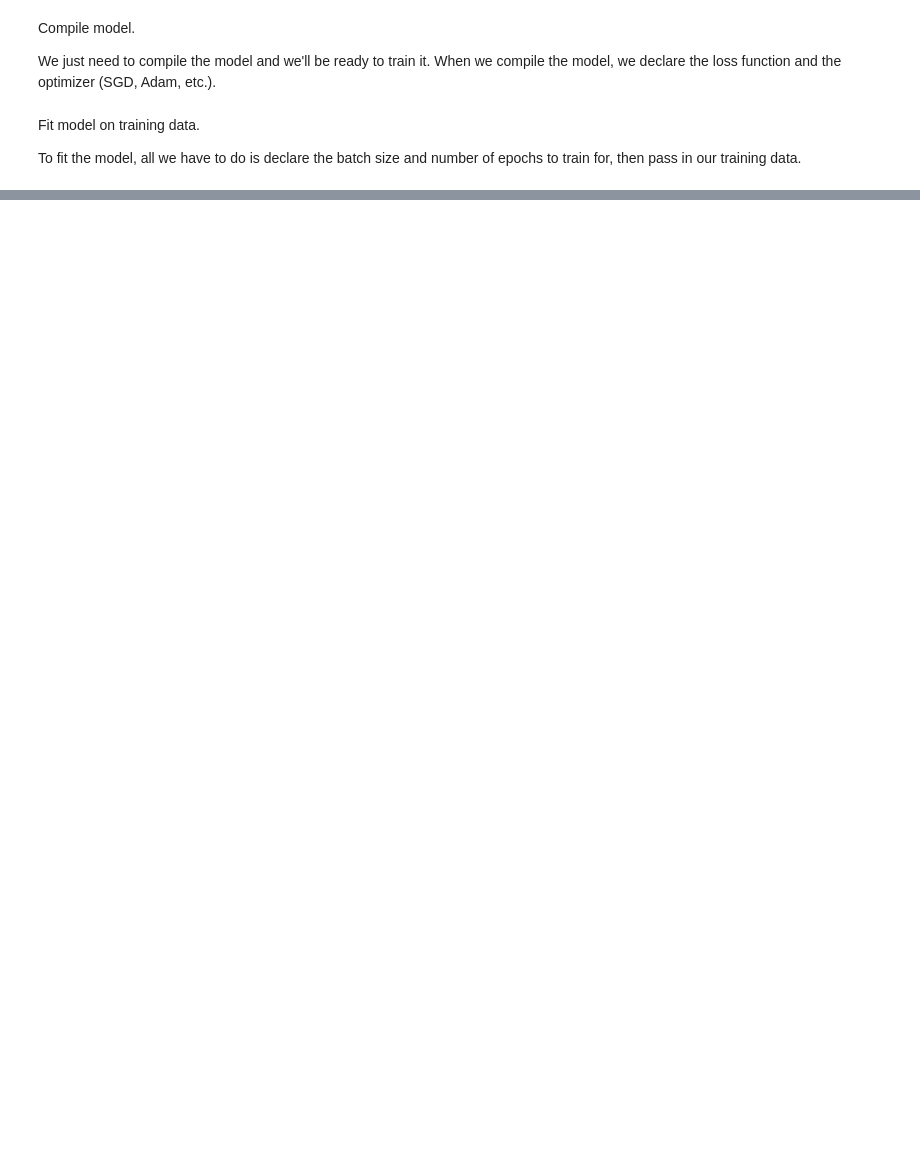
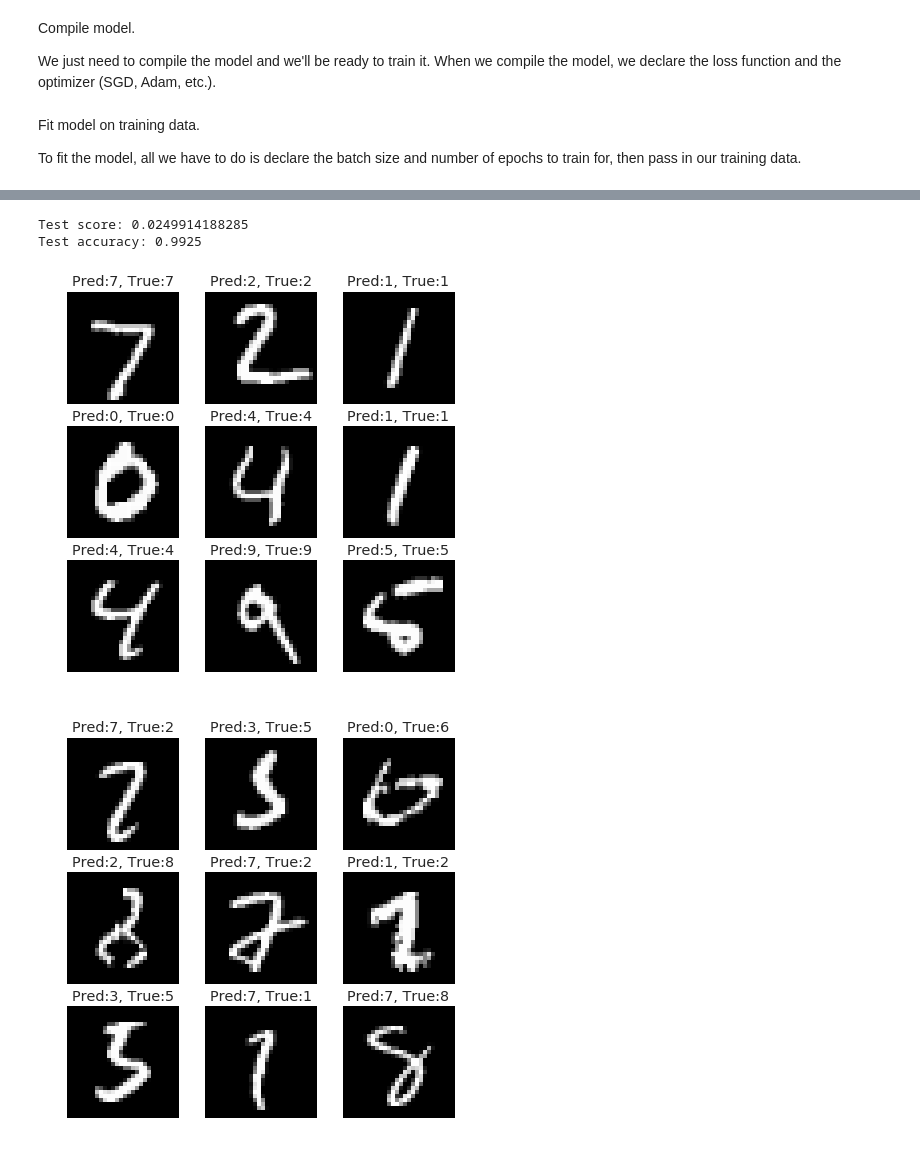
Before and after one commit to guyernest/TensorFlowTutorials, a Jupyter notebook: Keras MNIST.ipynb, the cells around one changed output, grey strips where cells are left out. Drawn from its saved outputs; the diff is of its cells as text; code cells hidden in the pictures; blank space fills up the shorter version.

```diff
--- a/Keras MNIST.ipynb
+++ b/Keras MNIST.ipynb
@@ -235,8 +250,8 @@ Y_test = np_utils.to_categorical(y_test, 10)
 # %%
 model = Sequential()
 
-model.add(Conv2D(32, 3, 3, activation='relu', input_shape=(28,28,1)))
-model.add(Conv2D(32, 3, 3, activation='relu'))
+model.add(Conv2D(32, (3, 3), activation='relu', input_shape=(28,28,1)))
+model.add(Conv2D(32, (3, 3), activation='relu'))
 model.add(MaxPooling2D(pool_size=(2,2)))
 model.add(Dropout(0.25))
 
@@ -258,4 +273,4 @@ Fit model on training data.
 To fit the model, all we have to do is declare the batch size and number of epochs to train for, then pass in our training data.
 # %%
 model.fit(x_train, Y_train,
-          batch_size=32, nb_epoch=10, verbose=1)
+          batch_size=32, epochs=10, verbose=1)
@@ -263,6 +300,9 @@ model.fit(x_train, Y_train,
 score = model.evaluate(x_test, Y_test, verbose=0)
 print('Test score:', score[0])
 print('Test accuracy:', score[1])
+# %% [output]
+Test score: 0.0249914188285
+Test accuracy: 0.9925
 # %%
 # The predict_classes function outputs the highest probability class
 # according to the trained classifier for each input example.
@@ -274,14 +314,19 @@ incorrect_indices = np.nonzero(predicted_classes != y_test)[0]
 # %%
 plt.figure()
 for i, correct in enumerate(correct_indices[:9]):
     plt.subplot(3,3,i+1)
     plt.imshow(X_test[correct].reshape(28,28), cmap='gray', interpolation='none')
-    plt.title("Predicted {}, Class {}".format(predicted_classes[correct], y_test[correct]))
+    plt.title("Pred:{}, True:{}".format(predicted_classes[correct], y_test[correct]))
+    plt.axis('off')
 
 plt.figure()
 for i, incorrect in enumerate(incorrect_indices[:9]):
     plt.subplot(3,3,i+1)
     plt.imshow(X_test[incorrect].reshape(28,28), cmap='gray', interpolation='none')
-    plt.title("Predicted {}, Class {}".format(predicted_classes[incorrect], y_test[incorrect]))
+    plt.title("Pred:{}, True:{}".format(predicted_classes[incorrect], y_test[incorrect]))
+    plt.axis('off')
 
 plt.show()
+# %% [output]
+[figure, added]
+[figure, added]
```
Also changed, not shown: parts of 11 cells of this notebook.
